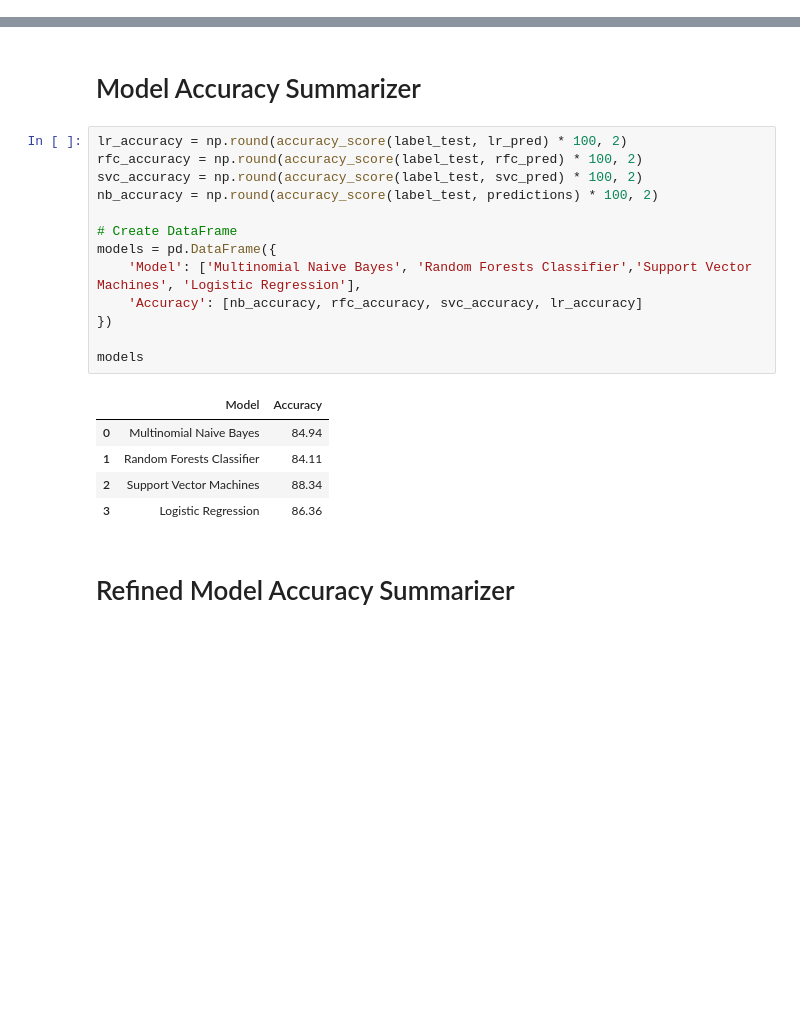
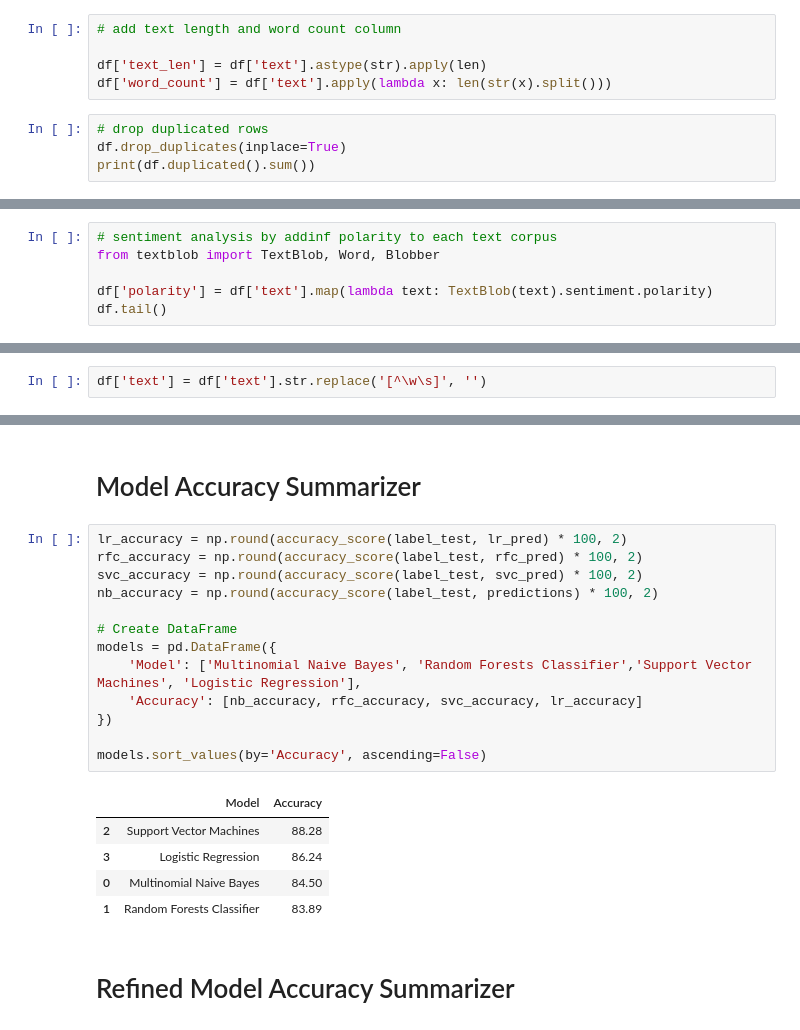
Before and after one commit to JJLee2910/Text-Sentiment-Analysis-Assignment, a Jupyter notebook: Part B.ipynb, the cells around one changed output, grey strips where cells are left out. Saved outputs shown, nothing was run; the diff lists cells and outputs as text; blank space fills up the shorter version.

```diff
--- a/Part B.ipynb
+++ b/Part B.ipynb
@@ -257,0 +286,9 @@ print(df.duplicated().sum())
+# %%
+# add text length and word count column
+
+df['text_len'] = df['text'].astype(str).apply(len)
+df['word_count'] = df['text'].apply(lambda x: len(str(x).split()))
+# %%
+# drop duplicated rows
+df.drop_duplicates(inplace=True)
+print(df.duplicated().sum())
@@ -257,0 +308,6 @@ print(df.duplicated().sum())
+# %%
+# sentiment analysis by addinf polarity to each text corpus
+from textblob import TextBlob, Word, Blobber
+
+df['polarity'] = df['text'].map(lambda text: TextBlob(text).sentiment.polarity)
+df.tail()
@@ -257,0 +321,2 @@ print(df.duplicated().sum())
+# %%
+df['text'] = df['text'].str.replace('[^\w\s]', '')
@@ -869,22 +1106,22 @@ Accuracy of the LR model 0.8755980861244019
 # %%
 lr_accuracy = np.round(accuracy_score(label_test, lr_pred) * 100, 2)
 rfc_accuracy = np.round(accuracy_score(label_test, rfc_pred) * 100, 2)
 svc_accuracy = np.round(accuracy_score(label_test, svc_pred) * 100, 2)
 nb_accuracy = np.round(accuracy_score(label_test, predictions) * 100, 2)
 
 # Create DataFrame
 models = pd.DataFrame({
     'Model': ['Multinomial Naive Bayes', 'Random Forests Classifier','Support Vector Machines', 'Logistic Regression'],
     'Accuracy': [nb_accuracy, rfc_accuracy, svc_accuracy, lr_accuracy]
 })
 
-models
+models.sort_values(by='Accuracy', ascending=False)
 # %% [output]
 |  | Model | Accuracy |
-| 0 | Multinomial Naive Bayes | 84.94 |
-| 1 | Random Forests Classifier | 84.11 |
-| 2 | Support Vector Machines | 88.34 |
-| 3 | Logistic Regression | 86.36 |
+| 2 | Support Vector Machines | 88.28 |
+| 3 | Logistic Regression | 86.24 |
+| 0 | Multinomial Naive Bayes | 84.50 |
+| 1 | Random Forests Classifier | 83.89 |
 # %% [markdown]
 # Refined Model Accuracy Summarizer
 # %%
```
Also changed, not shown: parts of 65 cells of this notebook, 2 other files.
